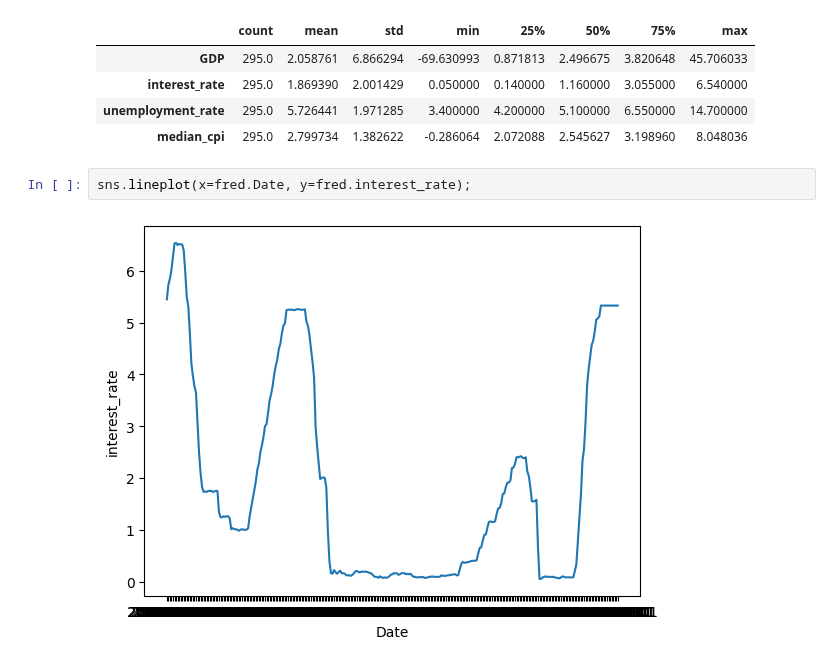
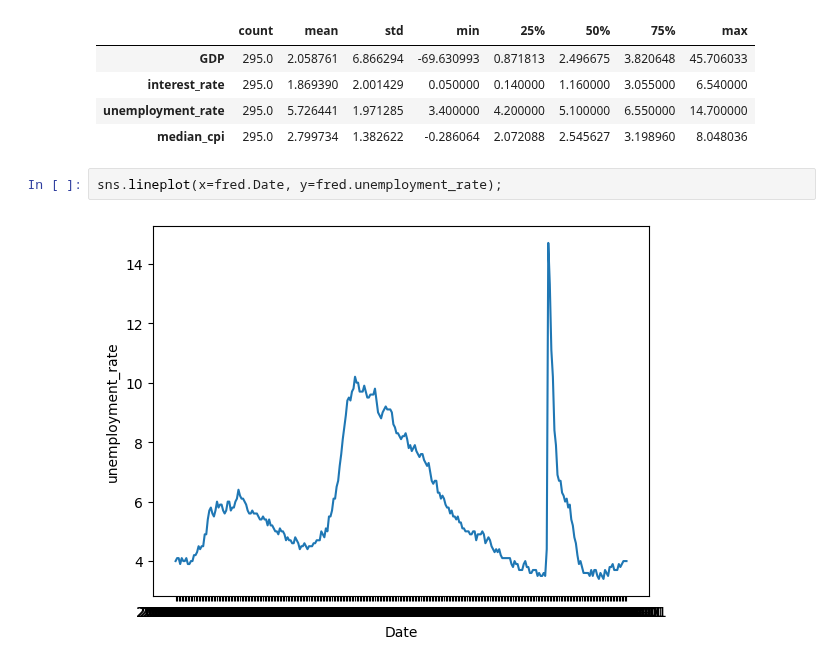
Before and after one commit to cnance09/Small-Cap-Scout, a Jupyter notebook: notebooks/Notebook_CN_2.ipynb, the cells around one changed output. Cells and saved outputs as stored; diff of their text form.

```diff
--- a/notebooks/Notebook_CN_2.ipynb
+++ b/notebooks/Notebook_CN_2.ipynb
@@ -195,6 +192,6 @@ fred.describe().T
 | unemployment_rate | 295.0 | 5.726441 | 1.971285 | 3.400000 | 4.200000 | 5.100000 | 6.550000 | 14.700000 |
 | median_cpi | 295.0 | 2.799734 | 1.382622 | -0.286064 | 2.072088 | 2.545627 | 3.198960 | 8.048036 |
 # %%
-sns.lineplot(x=fred.Date, y=fred.interest_rate);
+sns.lineplot(x=fred.Date, y=fred.unemployment_rate);
 # %% [output]
-[figure, old version]
+[figure, new version]
```
Also changed, not shown: parts of 1 cell of this notebook.
